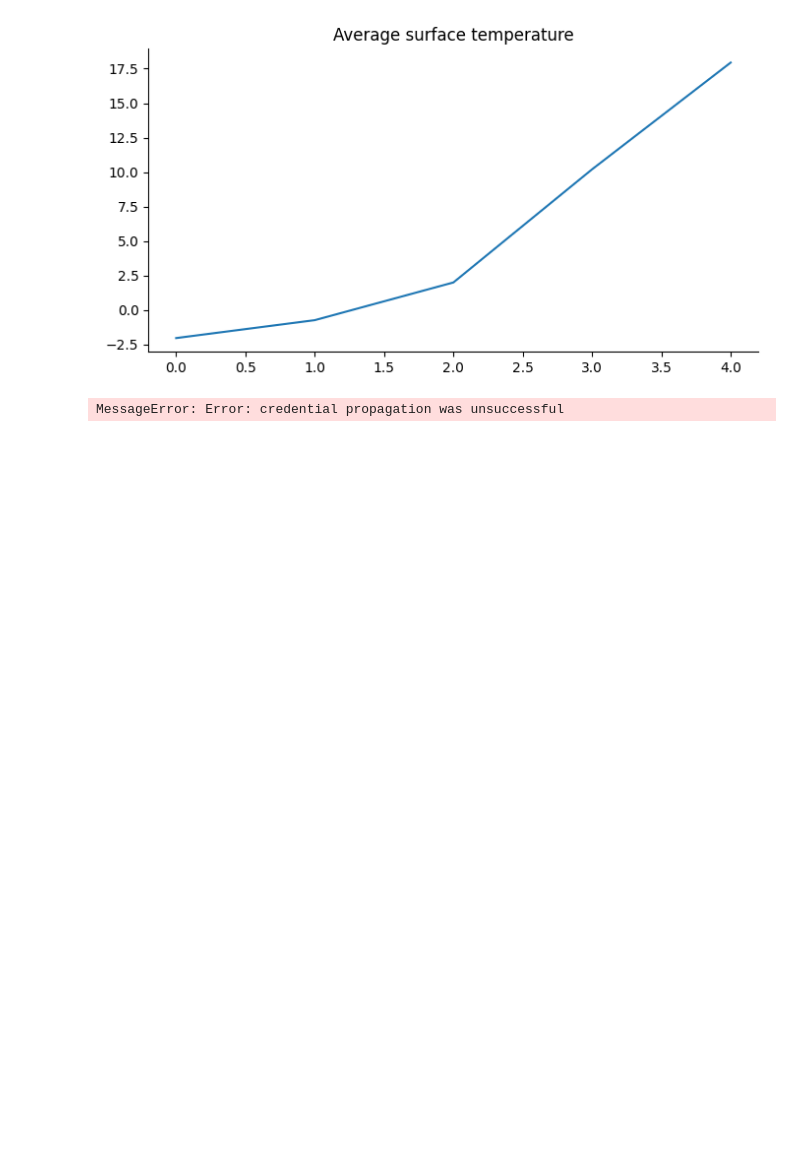
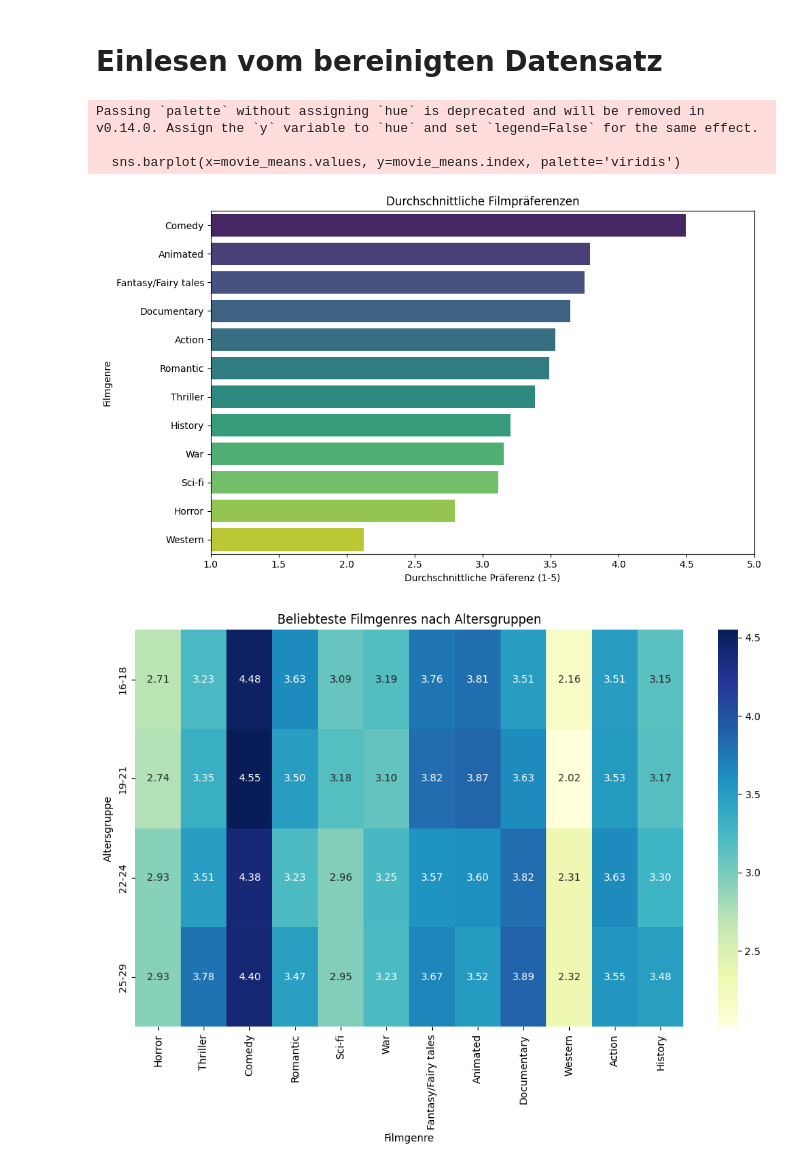
Before and after one commit to enesoezsen/BINA_FS25, a Jupyter notebook: BINA_FS25.ipynb, the cells around one changed output. Saved outputs shown, nothing was run; the diff lists cells and outputs as text; code cells hidden in the pictures; blank space fills up the shorter version.

```diff
--- a/BINA_FS25.ipynb
+++ b/BINA_FS25.ipynb
@@ -29,11 +3,63 @@ data.head()
-# %%
-from matplotlib import pyplot as plt
-_df_5['Average surface temperature'].plot(kind='line', figsize=(8, 4), title='Average surface temperature')
-plt.gca().spines[['top', 'right']].set_visible(False)
-# %% [output]
-[figure, removed]
-# %%
-from google.colab import drive
-drive.mount('/content/drive')
-# %% [output]
-MessageError: Error: credential propagation was unsuccessful
+# %% [markdown]
+# Einlesen vom bereinigten Datensatz
+# %%
+# Bibliotheken importieren
+import pandas as pd
+import seaborn as sns
+import matplotlib.pyplot as plt
+
+# CSV-Datei direkt von GitHub laden
+url = "https://raw.githubusercontent.com/enesoezsen/BINA_Semesterarbeit/main/Datasets/Cleared/bereinigter_datensatz.csv"
+df = pd.read_csv(url)
+
+# Die Spaltennamen der Filmgenres wie im Datensatz
+movie_columns = [
+    'Horror', 'Thriller', 'Comedy', 'Romantic', 'Sci-fi', 'War',
+    'Fantasy/Fairy tales', 'Animated', 'Documentary', 'Western',
+    'Action', 'History'
+]
+
+# Durchschnittliche Bewertung je Genre berechnen
+movie_means = df[movie_columns].mean().sort_values(ascending=False)
+
+# 2. Visualisierung
+
+plt.figure(figsize=(10, 6))
+sns.barplot(x=movie_means.values, y=movie_means.index, palette='viridis')
+plt.xlabel('Durchschnittliche Präferenz (1-5)')
+plt.ylabel('Filmgenre')
+plt.title('Durchschnittliche Filmpräferenzen')
+plt.xlim(1, 5)
+plt.tight_layout()
+plt.show()
+
+# 3. Beschreibung
+
+"""
+Die Visualisierung zeigt die durchschnittlichen Präferenzen der Teilnehmenden für verschiedene Filmgenres auf einer Skala von 1 (gering) bis 5 (hoch).
+Genres wie "Action", "Comedy" und "Animated" sind besonders beliebt, während z.B. "Western" und "War" geringere Werte aufweisen.
+Die Balkenlänge gibt an, wie stark das jeweilige Genre im Durchschnitt bevorzugt wird.
+"""
+
+# Schritt 3: Altersgruppen definieren
+bins = [16, 19, 22, 25, 30]
+labels = ['16-18', '19-21', '22-24', '25-29']
+df['AgeGroup'] = pd.cut(df['Age'], bins=bins, labels=labels, right=False)
+
+# Schritt 5: Durchschnittliche Bewertung je Altersgruppe und Genre berechnen
+#age_genre_means = df.groupby('AgeGroup')[movie_columns].mean()
+age_genre_means = df.groupby('AgeGroup', observed=False)[movie_columns].mean()
+
+# Schritt 6: Visualisierung als Heatmap
+plt.figure(figsize=(12, 7))
+sns.heatmap(age_genre_means, annot=True, cmap='YlGnBu', fmt='.2f')
+plt.title('Beliebteste Filmgenres nach Altersgruppen')
+plt.ylabel('Altersgruppe')
+plt.xlabel('Filmgenre')
+plt.show()
+# %% [output]
+Passing `palette` without assigning `hue` is deprecated and will be removed in v0.14.0. Assign the `y` variable to `hue` and set `legend=False` for the same effect.
+
+  sns.barplot(x=movie_means.values, y=movie_means.index, palette='viridis')
+[figure, added]
+[figure, added]
```
Also changed, not shown: parts of 8 cells of this notebook.
